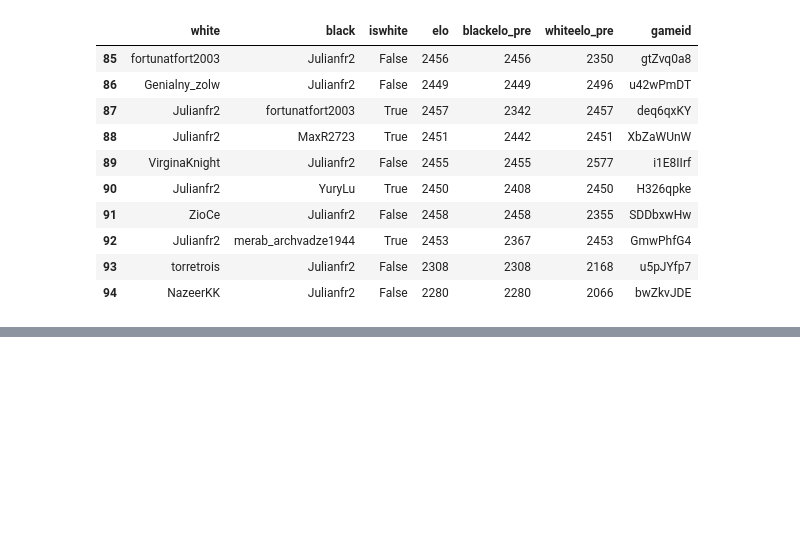
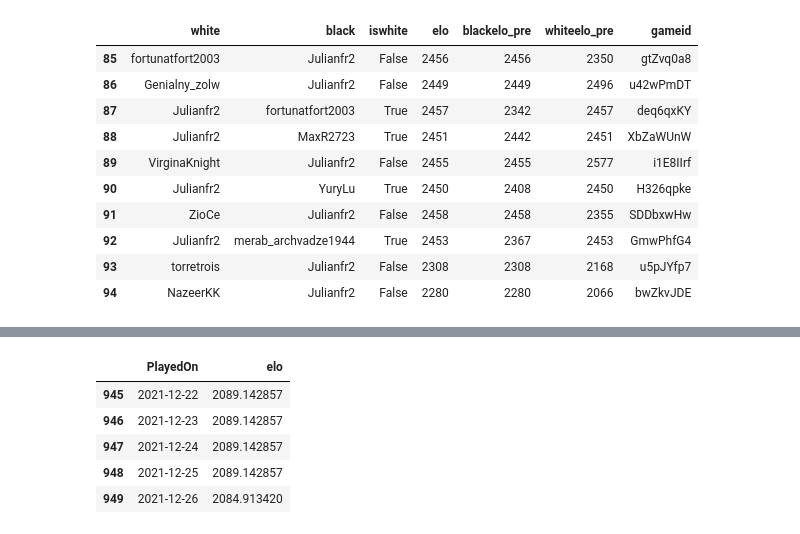
Before and after one commit to tuxmania87/chess-stats-dash, a Jupyter notebook: insight.ipynb, the cells around one changed output, grey strips where cells are left out. Cells and saved outputs as stored; diff of their text form; code cells hidden in the pictures; blank space fills up the shorter version.

```diff
--- a/insight.ipynb
+++ b/insight.ipynb
@@ -803,0 +854,21 @@ x = chess.pgn.read_game(io.StringIO(ss))
+# %%
+import pandas as pd
+
+df = pd.read_csv("snapshot_pinkelgelbezaehne.csv")
+
+df["PlayedOn"] = pd.to_datetime(df["PlayedOn"])
+
+df = df.set_index("PlayedOn")
+
+df = df[["elo"]]
+
+df = df.resample("1D").mean().ffill().rolling(3).mean().dropna().reset_index()
+
+df.tail()
+# %% [output]
+|  | PlayedOn | elo |
+| 945 | 2021-12-22 | 2089.142857 |
+| 946 | 2021-12-23 | 2089.142857 |
+| 947 | 2021-12-24 | 2089.142857 |
+| 948 | 2021-12-25 | 2089.142857 |
+| 949 | 2021-12-26 | 2084.913420 |
```
Also changed, not shown: parts of 3 cells of this notebook, 1 other file.
